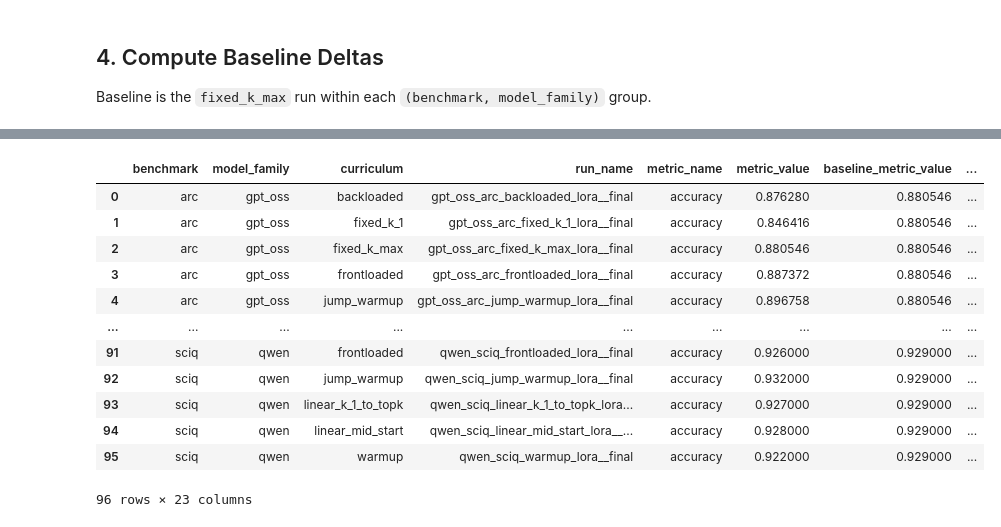
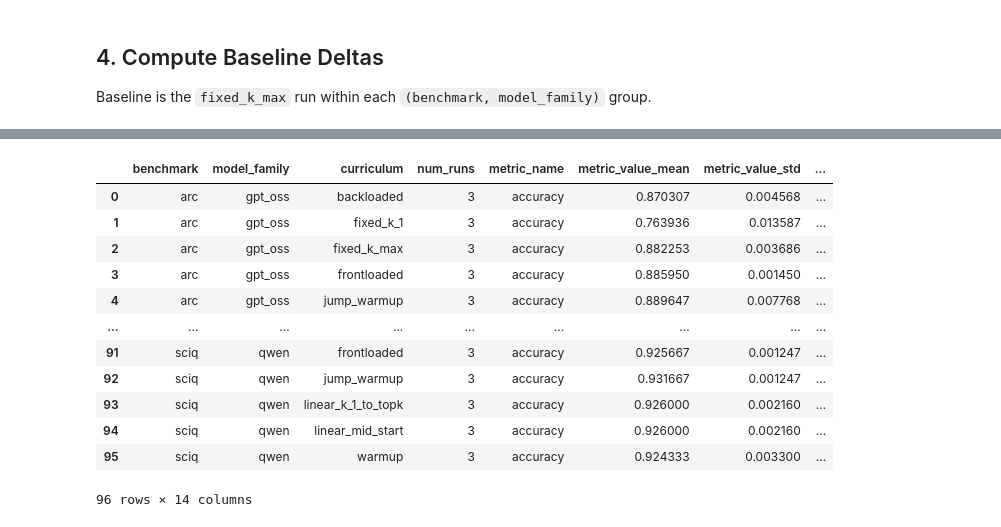
Before and after one commit to SebastianBalmus/masters_thesis, a Jupyter notebook: notebooks/eval_metric_runtime_deltas.ipynb, the cells around one changed output, grey strips where cells are left out. Saved outputs shown, nothing was run; the diff lists cells and outputs as text; code cells hidden in the pictures.

```diff
--- a/notebooks/eval_metric_runtime_deltas.ipynb
+++ b/notebooks/eval_metric_runtime_deltas.ipynb
@@ -299,7 +321,7 @@ def load_wandb_runtime_table(eval_run_names):
 
     return wandb_df.reset_index(drop=True), duplicate_counts
 # %%
-wandb_df, duplicate_wandb_runs = load_wandb_runtime_table(set(eval_df["run_name"]))
+wandb_df, duplicate_wandb_runs = load_wandb_runtime_table(eval_df)
 print(f"Matched W&B rows: {len(wandb_df)}")
 wandb_df.sort_values(["run_name"]).reset_index(drop=True)
 # %% [output]
@@ -398,62 +439,58 @@ baseline_table
 # %%
-comparison_table = comparison_table.merge(
+grouped_comparison_table = grouped_comparison_table.merge(
     baseline_table,
     on=["benchmark", "model_family"],
     how="left",
     validate="many_to_one",
 )
 
-comparison_table["metric_delta"] = comparison_table.apply(
-    lambda row: absolute_delta(row["metric_value"], row["baseline_metric_value"]),
+grouped_comparison_table["metric_delta"] = grouped_comparison_table.apply(
+    lambda row: absolute_delta(row["metric_value_mean"], row["baseline_metric_value_mean"]),
     axis=1,
 )
-comparison_table["runtime_delta_pct"] = comparison_table.apply(
-    lambda row: pct_delta(row["total_runtime_seconds"], row["baseline_total_runtime_seconds"]),
+grouped_comparison_table["runtime_delta_pct"] = grouped_comparison_table.apply(
+    lambda row: pct_delta(
+        row["training_runtime_seconds_mean"],
+        row["baseline_training_runtime_seconds_mean"],
+    ),
     axis=1,
 )
-comparison_table["is_baseline"] = comparison_table["curriculum"].eq(BASELINE_CURRICULUM)
+grouped_comparison_table["is_baseline"] = grouped_comparison_table["curriculum"].eq(
+    BASELINE_CURRICULUM
+)
 
-comparison_table = comparison_table[
+grouped_comparison_table = grouped_comparison_table[
     [
         "benchmark",
         "model_family",
         "curriculum",
-        "run_name",
+        "num_runs",
         "metric_name",
-        "metric_value",
-        "baseline_metric_value",
+        "metric_value_mean",
+        "metric_value_std",
+        "baseline_metric_value_mean",
         "metric_delta",
-        "total_runtime_seconds",
-        "baseline_total_runtime_seconds",
+        "training_runtime_seconds_mean",
+        "training_runtime_seconds_std",
+        "baseline_training_runtime_seconds_mean",
         "runtime_delta_pct",
         "is_baseline",
-        "wandb_run_name",
-        "wandb_run_id",
-        "wandb_run_path",
-        "wandb_run_url",
-        "created_at",
-        "state",
-        "wandb_project",
-        "dataset_id",
-        "output_dir",
-        "checkpoint_path",
-        "metrics_path",
     ]
 ].sort_values(["benchmark", "model_family", "curriculum"]).reset_index(drop=True)
 
-comparison_table
+grouped_comparison_table
 # %% [output]
-|  | benchmark | model_family | curriculum | run_name | metric_name | metric_value | baseline_metric_value | ... |
-| 0 | arc | gpt_oss | backloaded | gpt_oss_arc_backloaded_lora__final | accuracy | 0.876280 | 0.880546 | ... |
-| 1 | arc | gpt_oss | fixed_k_1 | gpt_oss_arc_fixed_k_1_lora__final | accuracy | 0.846416 | 0.880546 | ... |
-| 2 | arc | gpt_oss | fixed_k_max | gpt_oss_arc_fixed_k_max_lora__final | accuracy | 0.880546 | 0.880546 | ... |
-| 3 | arc | gpt_oss | frontloaded | gpt_oss_arc_frontloaded_lora__final | accuracy | 0.887372 | 0.880546 | ... |
-| 4 | arc | gpt_oss | jump_warmup | gpt_oss_arc_jump_warmup_lora__final | accuracy | 0.896758 | 0.880546 | ... |
+|  | benchmark | model_family | curriculum | num_runs | metric_name | metric_value_mean | metric_value_std | ... |
+| 0 | arc | gpt_oss | backloaded | 3 | accuracy | 0.870307 | 0.004568 | ... |
+| 1 | arc | gpt_oss | fixed_k_1 | 3 | accuracy | 0.763936 | 0.013587 | ... |
+| 2 | arc | gpt_oss | fixed_k_max | 3 | accuracy | 0.882253 | 0.003686 | ... |
+| 3 | arc | gpt_oss | frontloaded | 3 | accuracy | 0.885950 | 0.001450 | ... |
+| 4 | arc | gpt_oss | jump_warmup | 3 | accuracy | 0.889647 | 0.007768 | ... |
 | ... | ... | ... | ... | ... | ... | ... | ... | ... |
-| 91 | sciq | qwen | frontloaded | qwen_sciq_frontloaded_lora__final | accuracy | 0.926000 | 0.929000 | ... |
-| 92 | sciq | qwen | jump_warmup | qwen_sciq_jump_warmup_lora__final | accuracy | 0.932000 | 0.929000 | ... |
-| 93 | sciq | qwen | linear_k_1_to_topk | qwen_sciq_linear_k_1_to_topk_lora... | accuracy | 0.927000 | 0.929000 | ... |
-| 94 | sciq | qwen | linear_mid_start | qwen_sciq_linear_mid_start_lora__... | accuracy | 0.928000 | 0.929000 | ... |
-| 95 | sciq | qwen | warmup | qwen_sciq_warmup_lora__final | accuracy | 0.922000 | 0.929000 | ... |
+| 91 | sciq | qwen | frontloaded | 3 | accuracy | 0.925667 | 0.001247 | ... |
+| 92 | sciq | qwen | jump_warmup | 3 | accuracy | 0.931667 | 0.001247 | ... |
+| 93 | sciq | qwen | linear_k_1_to_topk | 3 | accuracy | 0.926000 | 0.002160 | ... |
+| 94 | sciq | qwen | linear_mid_start | 3 | accuracy | 0.926000 | 0.002160 | ... |
+| 95 | sciq | qwen | warmup | 3 | accuracy | 0.924333 | 0.003300 | ... |
-96 rows × 23 columns
+96 rows × 14 columns
 # %%
```
Also changed, not shown: parts of 12 cells of this notebook, 6 other files.
